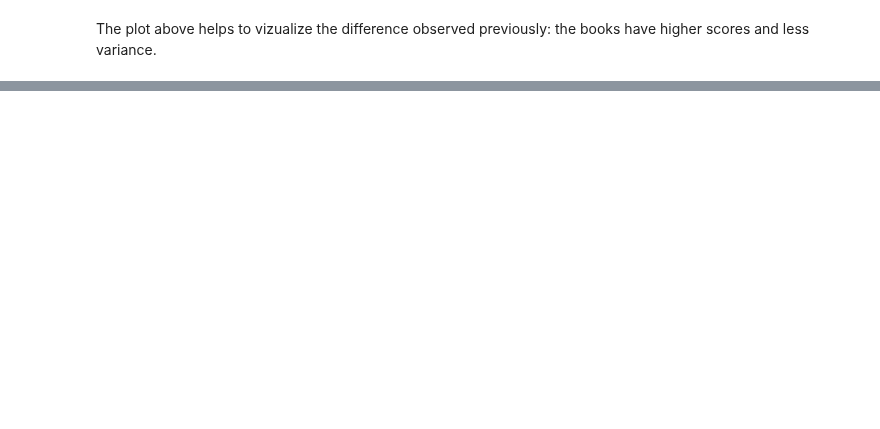
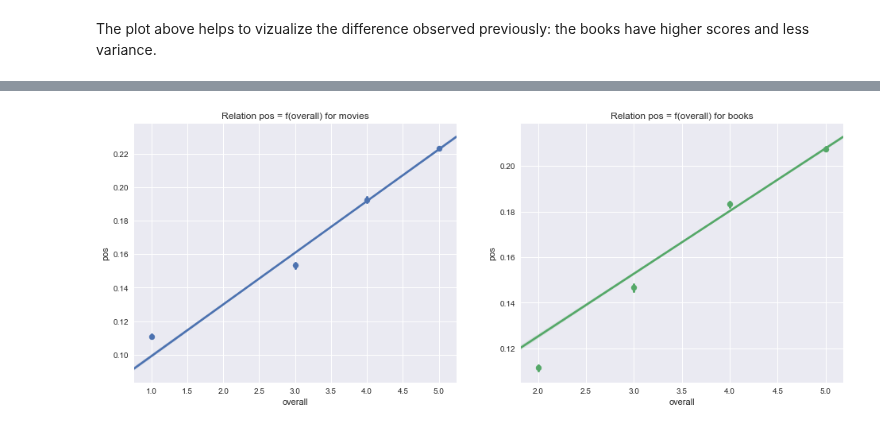
Before and after one commit to ImLemni/ada-epfl, a Jupyter notebook: project/Milestone2.ipynb, the cells around one changed output, grey strips where cells are left out. Drawn from its saved outputs; the diff is of its cells as text; code cells hidden in the pictures; blank space fills up the shorter version.

```diff
--- a/project/Milestone2.ipynb
+++ b/project/Milestone2.ipynb
@@ -796,0 +847,4 @@ When we look at the ratio of franchises are better rated than the book, it turns
+# %%
+plotCor(movies_df,books_df,"pos","overall","Relation pos = f(overall)")
+# %% [output]
+[figure, added]
```
Also changed, not shown: parts of 31 cells of this notebook, 1 other file.
